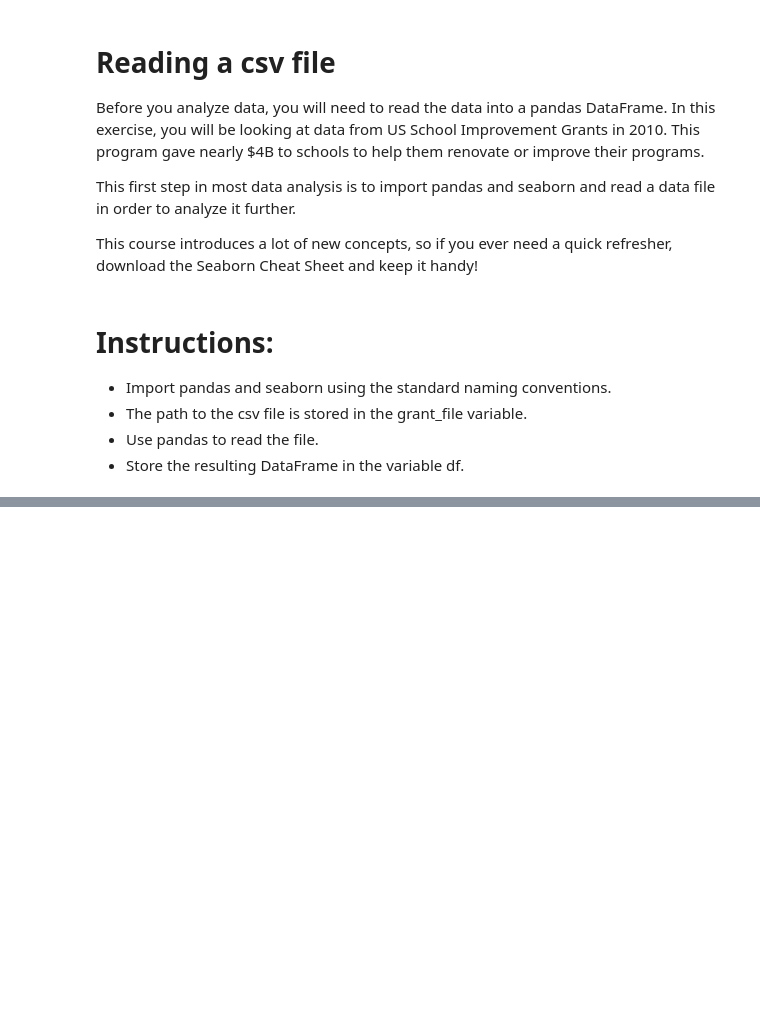
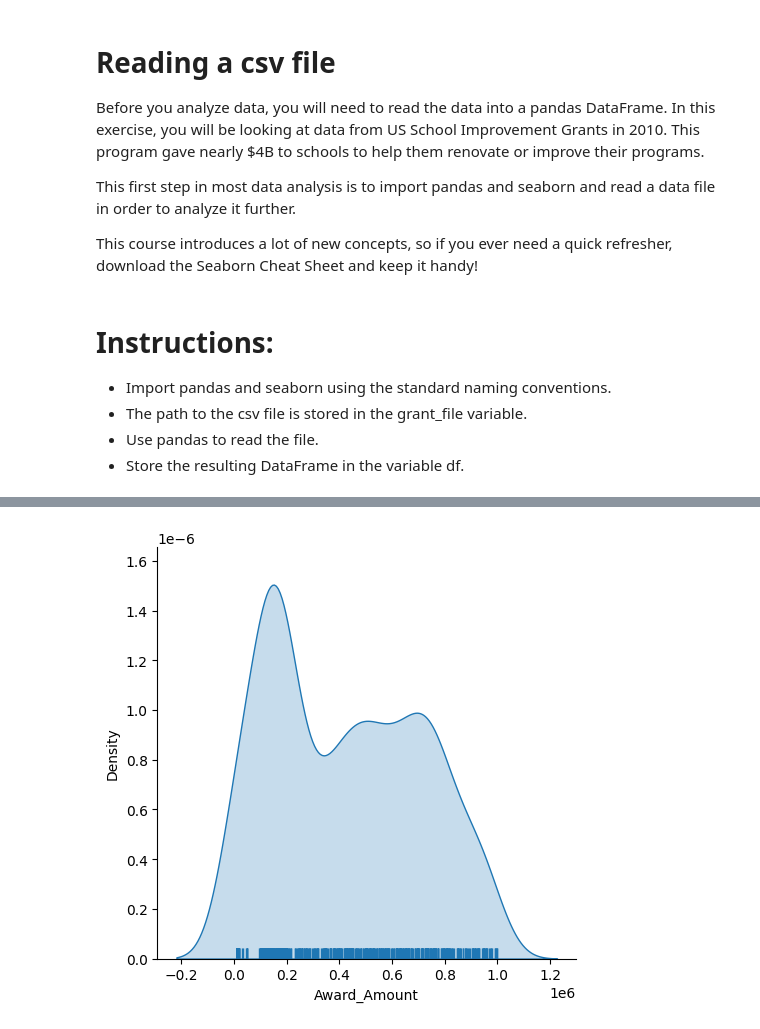
Before and after one commit to sendecka/DataCamp, a Jupyter notebook: DataCamp/13 Intermediate Data Visualization with Seaborn/01_ Seaborn_Introduction.ipynb, the cells around one changed output, grey strips where cells are left out. Saved outputs shown, nothing was run; the diff lists cells and outputs as text; code cells hidden in the pictures; blank space fills up the shorter version.

```diff
--- a/DataCamp/13 Intermediate Data Visualization with Seaborn/01_ Seaborn_Introduction.ipynb
+++ b/DataCamp/13 Intermediate Data Visualization with Seaborn/01_ Seaborn_Introduction.ipynb
@@ -29,0 +92,11 @@ NameError: name 'grant_file' is not defined
+# %%
+# Create a displot of the Award Amount
+sns.displot(df['Award_Amount'],
+             kind='kde',
+             rug=True,
+             fill=True)
+
+# Plot the results
+plt.show()
+# %% [output]
+[figure, added]
```
Also changed, not shown: parts of 14 cells of this notebook, 1 other file.
